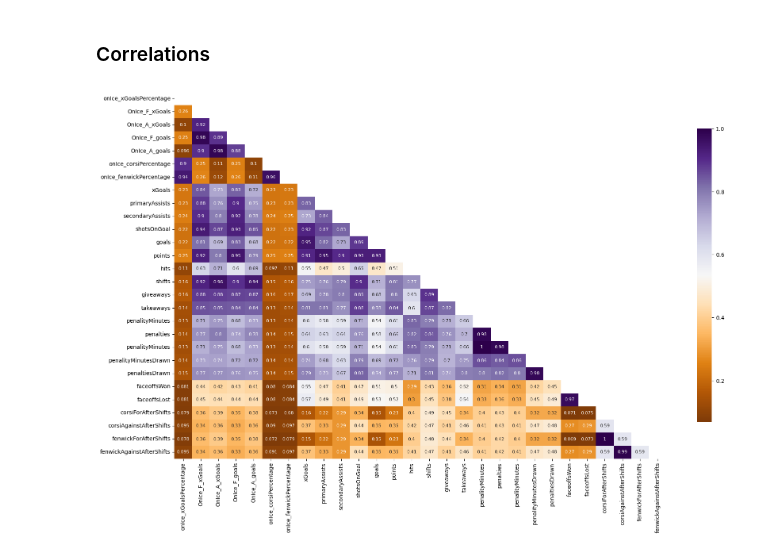
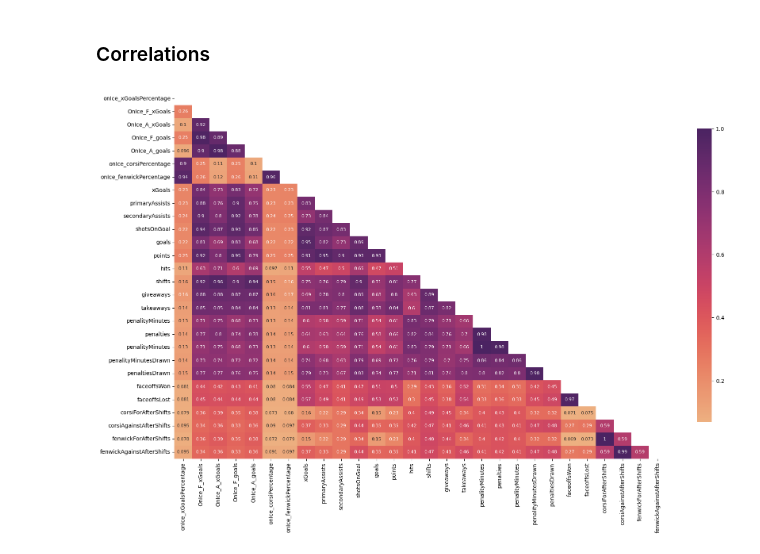
Before and after one commit to emrkel/NHL-Line-Optimisation, a Jupyter notebook: dataAnalysis.ipynb, the cells around one changed output. Cells and saved outputs as stored; diff of their text form; code cells hidden in the pictures.

```diff
--- a/dataAnalysis.ipynb
+++ b/dataAnalysis.ipynb
@@ -150,11 +150,11 @@ skaters.columns = skaters.columns.str.replace('I_F_', '')
 # %%
 corr_matrix = skaterStats.corr()
 
 mask = np.triu(np.ones_like(corr_matrix, dtype=bool))
 
 plt.figure(figsize=(20, 12))
-sns.heatmap(corr_matrix, mask=mask, annot=True, cmap='PuOr', annot_kws={"size": 8}, cbar_kws={'shrink': .8})
+sns.heatmap(corr_matrix, mask=mask, annot=True, cmap='flare', annot_kws={"size": 8}, cbar_kws={'shrink': .8})
 
 plt.show()
 # %% [output]
-[figure, old version]
+[figure, new version]
```
Also changed, not shown: parts of 2 cells of this notebook.
